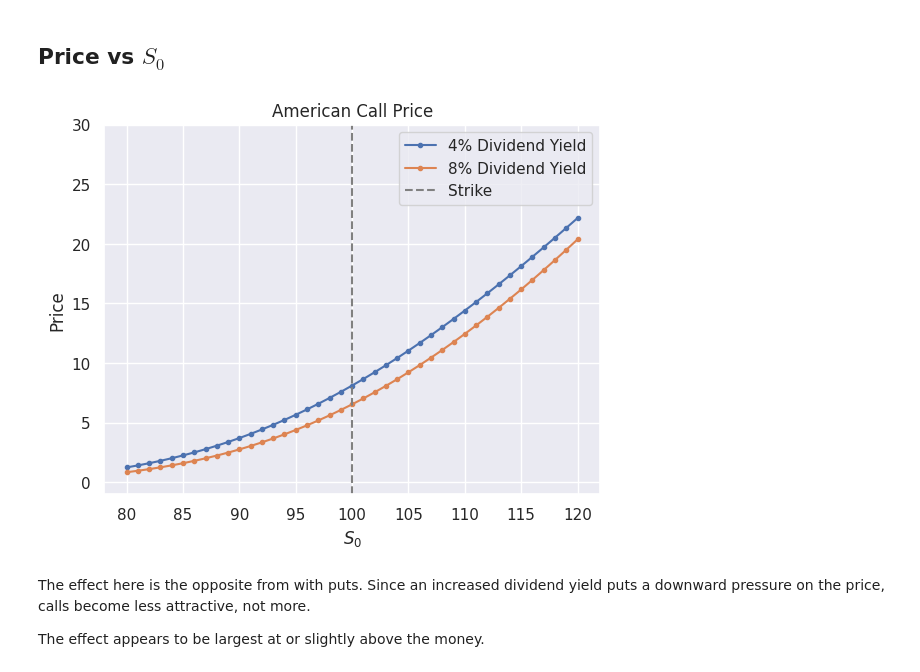
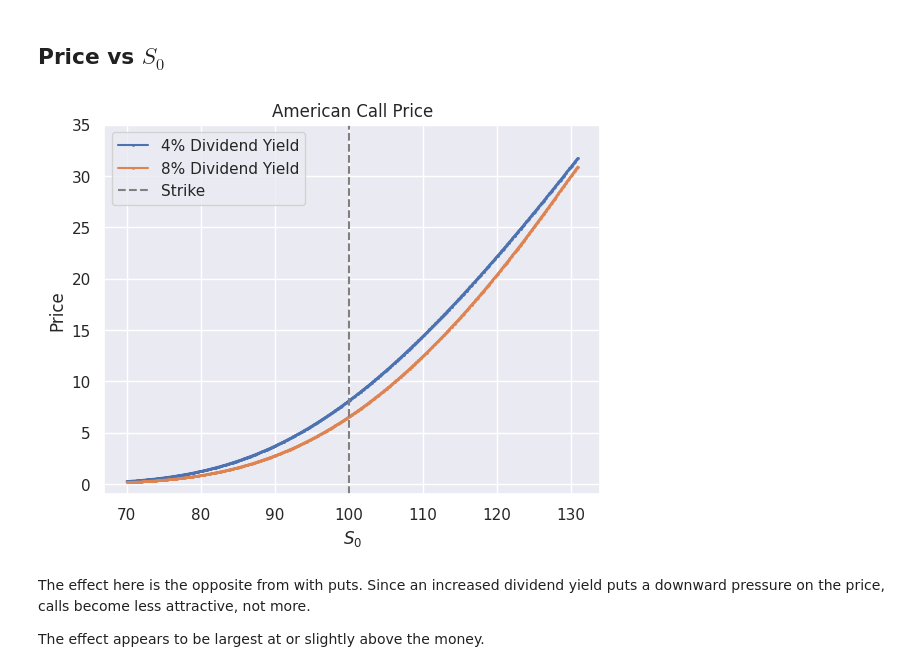
Before and after one commit to SaahitKar/Option-DeAmericanization, a Jupyter notebook: AmericanOptionsAnalysis.ipynb, the cells around one changed output. Cells and saved outputs as stored; diff of their text form; code cells hidden in the pictures.

```diff
--- a/AmericanOptionsAnalysis.ipynb
+++ b/AmericanOptionsAnalysis.ipynb
@@ -109,7 +109,7 @@ def fast_black_scholes(S_0,K,T,sigma,r,q,is_call):
                      K*jnp.exp(-r*T)*jnorm.cdf(-d2) - S_0*jnp.exp(-q*T)*jnorm.cdf(-d1))
 
 
-@partial(jax.jit,static_argnums=(1,3))
+@partial(jax.jit,static_argnames='N')
 def fast_bbs(params,N,is_call,is_american):
     S_0,K,T,sigma,r,q = params
     delta = T/N
@@ -124,11 +124,9 @@ def fast_bbs(params,N,is_call,is_american):
 
     S = S[:-1]*u
     continuing_val = fast_black_scholes(S,K,delta,sigma,r,q,is_call)
-    if is_american:
-        exercise_val = jnp.where(is_call, jnp.maximum(S-K,0), jnp.maximum(K-S,0))
-        V = jnp.maximum(continuing_val,exercise_val)
-    else:
-        V = continuing_val
+    exercise_val = jnp.where(is_call, jnp.maximum(S-K,0), jnp.maximum(K-S,0))
+
+    V = jnp.where(is_american,jnp.maximum(continuing_val,exercise_val), continuing_val)
 
     carry = (V,S)
 
@@ -137,11 +135,8 @@ def fast_bbs(params,N,is_call,is_american):
         S = S[:-1]*u
 
         continuing_val = (pstar * V[1:] + (1-pstar) * V[:-1]) * disc
-        if is_american:
-            exercise_val = is_call*jnp.maximum(S-K,0) + (1-is_call)*jnp.maximum(K-S,0)
-            V = jnp.maximum(continuing_val,exercise_val)
-        else:
-            V = continuing_val
+        exercise_val = is_call*jnp.maximum(S-K,0) + (1-is_call)*jnp.maximum(K-S,0)
+        V = jnp.where(is_american,jnp.maximum(continuing_val,exercise_val), continuing_val)
 
         V_full = jnp.concatenate([V, jnp.zeros(1)], axis=0)
         S_full = jnp.concatenate([S, jnp.zeros(1)], axis=0)
@@ -150,7 +145,7 @@ def fast_bbs(params,N,is_call,is_american):
     V_final,_ = jax.lax.fori_loop(0, N-1, step, carry)
     return V_final[0]
 
-@partial(jax.jit,static_argnums=(1,3))
+@partial(jax.jit,static_argnames='N')
 def fast_bbsr(params,N,is_call,is_american):
     if N%2 != 0:
         raise ValueError("N must be even")
@@ -214,7 +213,7 @@ plt.show()
 # %% [markdown]
 ## Price vs $S_0$
 # %%
-S0_range = range(80,121)
+S0_range = np.arange(70,131,0.1)
 
 no_dividend_range = [(S0,100,1,0.20,0.05,0) for S0 in S0_range]
 with_dividend_range = [(S0,100,1,0.20,0.05,0.04) for S0 in S0_range]
@@ -276,7 +275,7 @@ def find_exercise_boundary_binary(params,is_call):
             low_S = mid_S
     return (high_S + low_S)/2
 # %%
-maturities = np.arange(13)/12
+maturities = np.arange(366)/365
 no_dividends = [(100,100,T,0.20,0.05,0) for T in maturities[1:]]
 with_dividends = [(100,100,T,0.20,0.05,0.04) for T in maturities[1:]]
 
@@ -363,19 +362,19 @@ for params in high_dividend_range:
     price = fast_bbsr(params, tree_size, is_call=True, is_american=True)
     high_dividend_call_prices.append(price)
 # %%
-plt.plot(S0_range,low_dividend_call_prices,marker='.',label='4% Dividend Yield')
-plt.plot(S0_range,high_dividend_call_prices,marker='.',label='8% Dividend Yield')
+plt.plot(S0_range,low_dividend_call_prices,marker='.',markersize=2,label='4% Dividend Yield')
+plt.plot(S0_range,high_dividend_call_prices,marker='.',markersize=2,label='8% Dividend Yield')
 plt.axvline(100,color='gray',linestyle='--',label='Strike')
 
 plt.title("American Call Price")
 plt.xlabel("$S_0$")
 plt.ylabel("Price")
-plt.ylim([-1,30])
+plt.ylim([-1,35])
 
 plt.legend()
 plt.show()
 # %% [output]
-[figure, old version]
+[figure, new version]
 # %% [markdown]
 The effect here is the opposite from with puts. Since an increased dividend yield puts a downward pressure on the price, calls become less attractive, not more.
 
```
Also changed, not shown: parts of 6 cells of this notebook.
